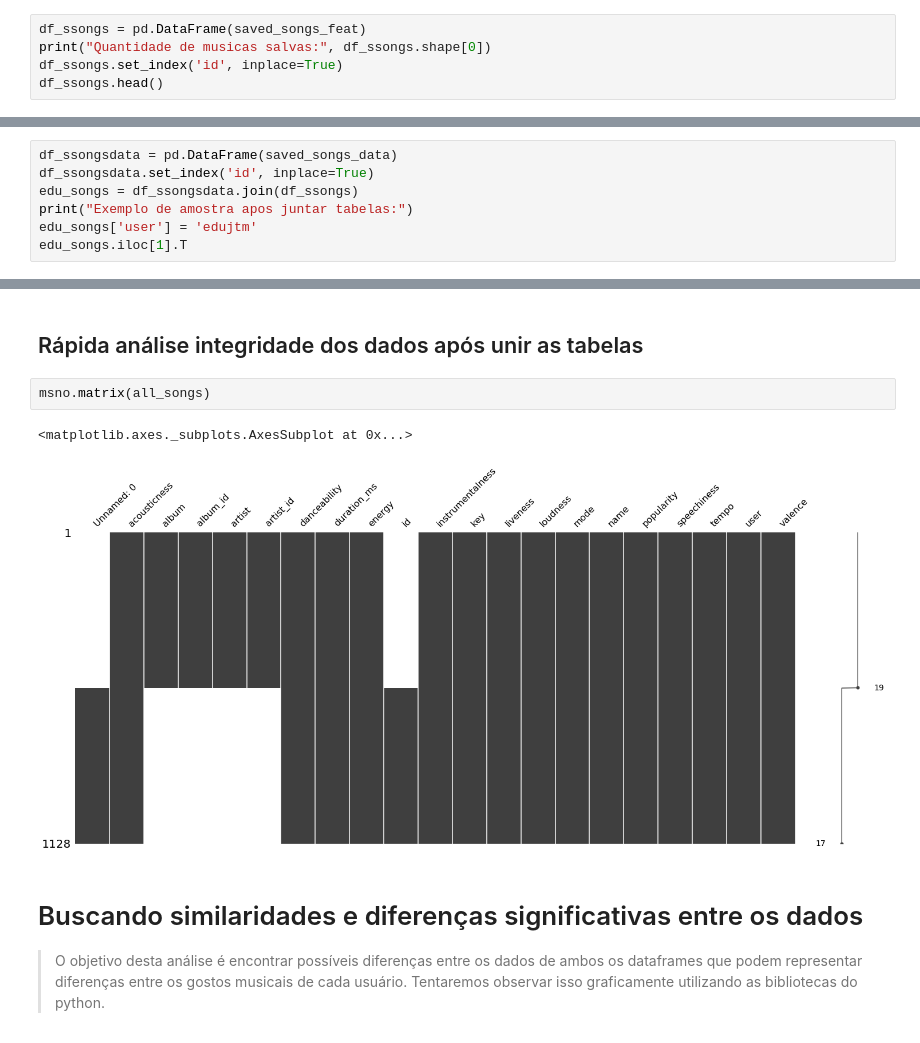
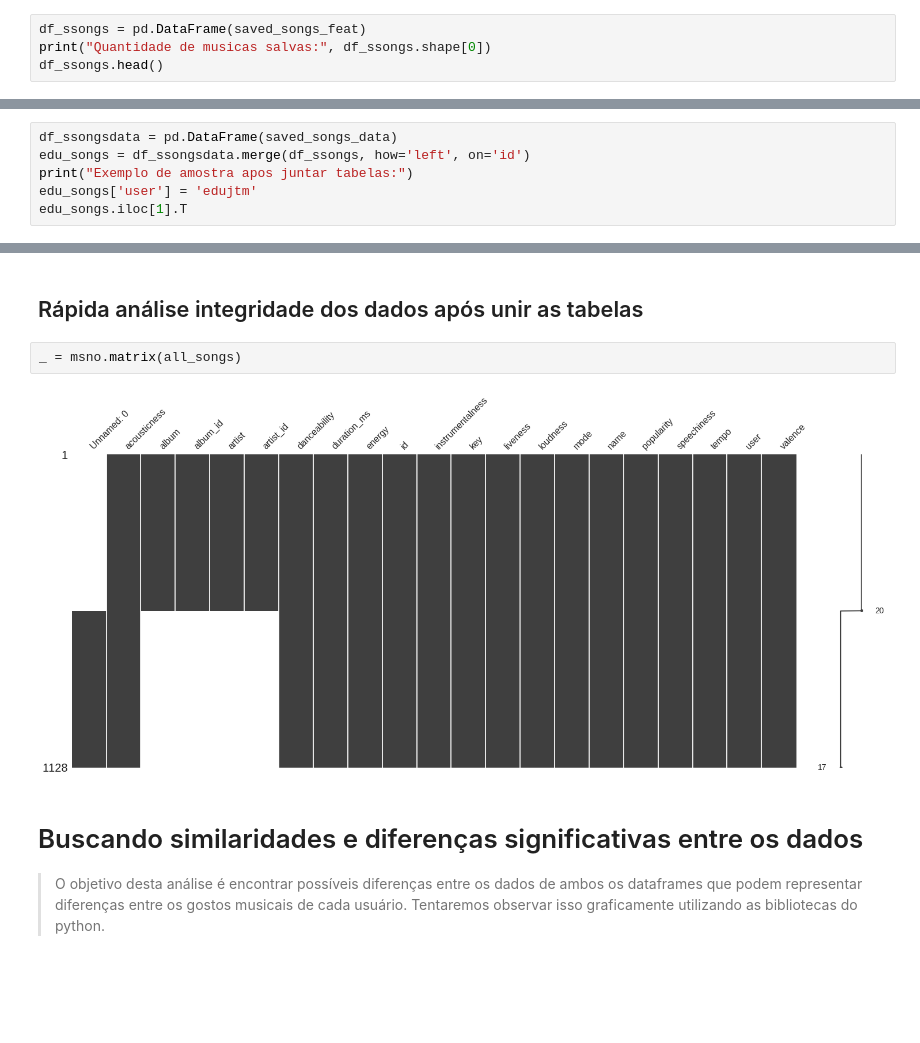
Before and after one commit to gabrielfas/spotify-playlist-analysis, a Jupyter notebook: colab-notebooks/dual_analysis.ipynb, the cells around one changed output, grey strips where cells are left out. Cells and saved outputs as stored; diff of their text form; blank space fills up the shorter version.

```diff
--- a/colab-notebooks/dual_analysis.ipynb
+++ b/colab-notebooks/dual_analysis.ipynb
@@ -118,7 +120,6 @@ saved_songs_data = isp.get_favorite_songs(spfy)
 # %%
 df_ssongs = pd.DataFrame(saved_songs_feat)
 print("Quantidade de musicas salvas:", df_ssongs.shape[0])
-df_ssongs.set_index('id', inplace=True)
 df_ssongs.head()
 # %% [output]
 ('Quantidade de musicas salvas:', 564)
@@ -133,8 +133,7 @@ df_ssongs.head()
 ## Unindo os dados em um unico dataframe
 # %%
 df_ssongsdata = pd.DataFrame(saved_songs_data)
-df_ssongsdata.set_index('id', inplace=True)
-edu_songs = df_ssongsdata.join(df_ssongs)
+edu_songs = df_ssongsdata.merge(df_ssongs, how='left', on='id')
 print("Exemplo de amostra apos juntar tabelas:")
 edu_songs['user'] = 'edujtm'
 edu_songs.iloc[1].T
@@ -198,10 +194,9 @@ all_songs.shape[0]
 # %% [markdown]
 ## Rápida análise integridade dos dados após unir as tabelas
 # %%
-msno.matrix(all_songs)
+_ = msno.matrix(all_songs)
 # %% [output]
-<matplotlib.axes._subplots.AxesSubplot at 0x...>
-[figure, old version]
+[figure, new version]
 # %% [markdown]
 # Buscando similaridades e diferenças significativas entre os dados
 
```
Also changed, not shown: parts of 10 cells of this notebook.
